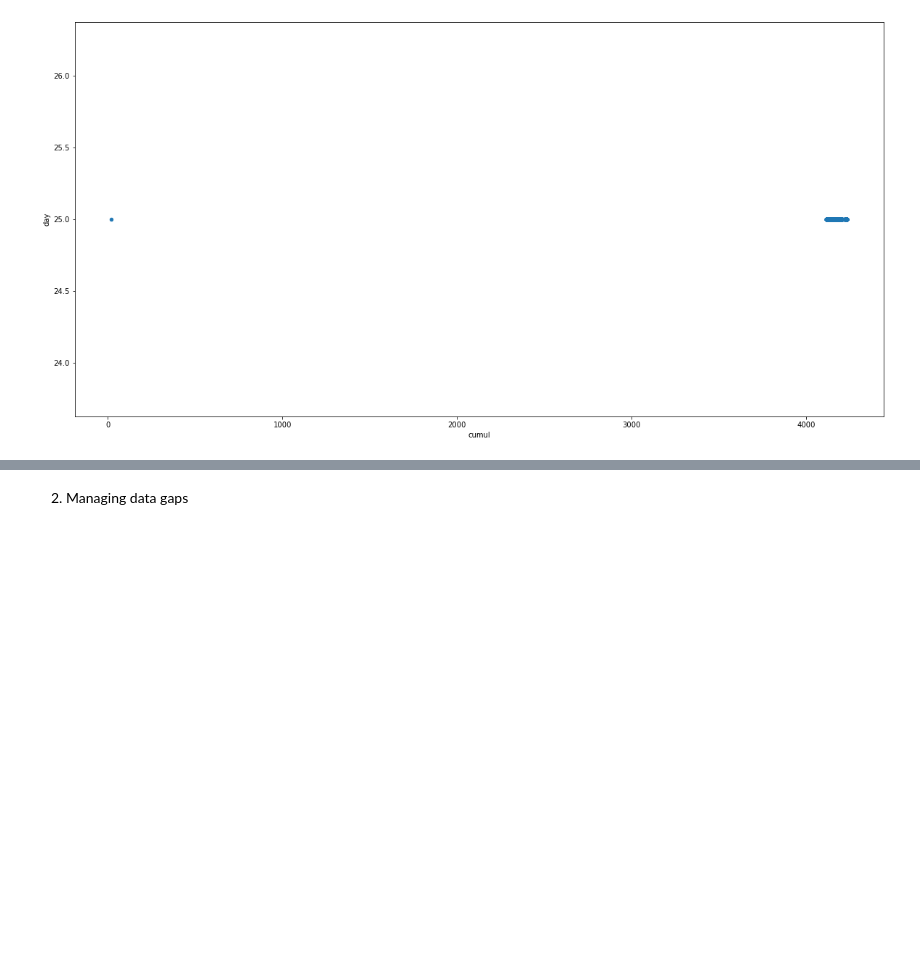
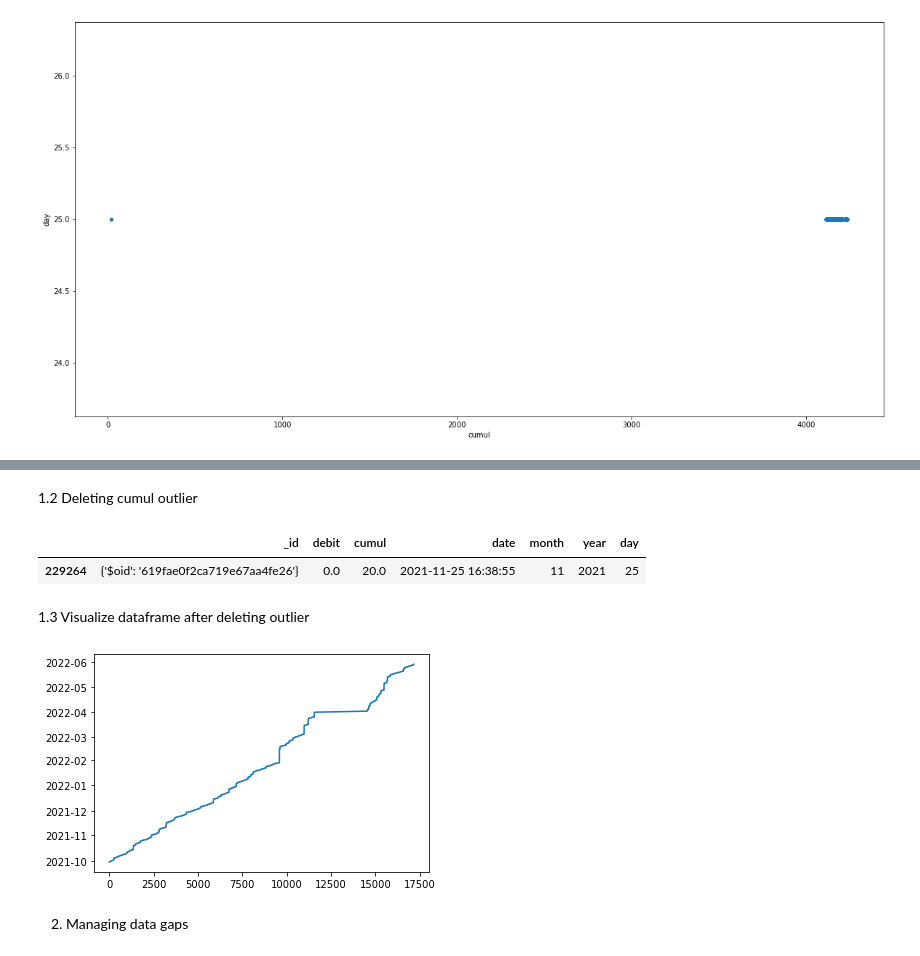
Before and after one commit to Cyrine-afk/Water-Consumption, a Jupyter notebook: Water DB.ipynb, the cells around one changed output, grey strips where cells are left out. Cells and saved outputs as stored; diff of their text form; code cells hidden in the pictures; blank space fills up the shorter version.

```diff
--- a/Water DB.ipynb
+++ b/Water DB.ipynb
@@ -339,3 +338,23 @@ water_json_subset2.where()
+# %% [markdown]
+1.2 Deleting cumul outlier
+# %%
+#checking for existence of cumul outlier from water_json_subset
+cumul_outlier_original = water_json_subset.loc[filter7]
+cumul_outlier_original
+# %% [output]
+|  | _id | debit | cumul | date | month | year | day |
+| 229264 | {'$oid': '619fae0f2ca719e67aa4fe26'} | 0.0 | 20.0 | 2021-11-25 16:38:55 | 11 | 2021 | 25 |
+# %%
+#deleting cumul outlier from original data subset "water_json_subset"
+#water_json_subset = water_json_subset.drop(cumul_outlier_original)
+water_json_subset.drop(cumul_outlier_original.index, inplace = True)
+# %% [markdown]
+1.3 Visualize dataframe after deleting outlier
+# %%
+plt.plot(water_json_subset["cumul"], water_json_subset["date"])
+plt.show()
+# %% [output]
+[figure, added]
 # %% [markdown]
 2. Managing data gaps
 # %%
```
Also changed, not shown: parts of 10 cells of this notebook.
